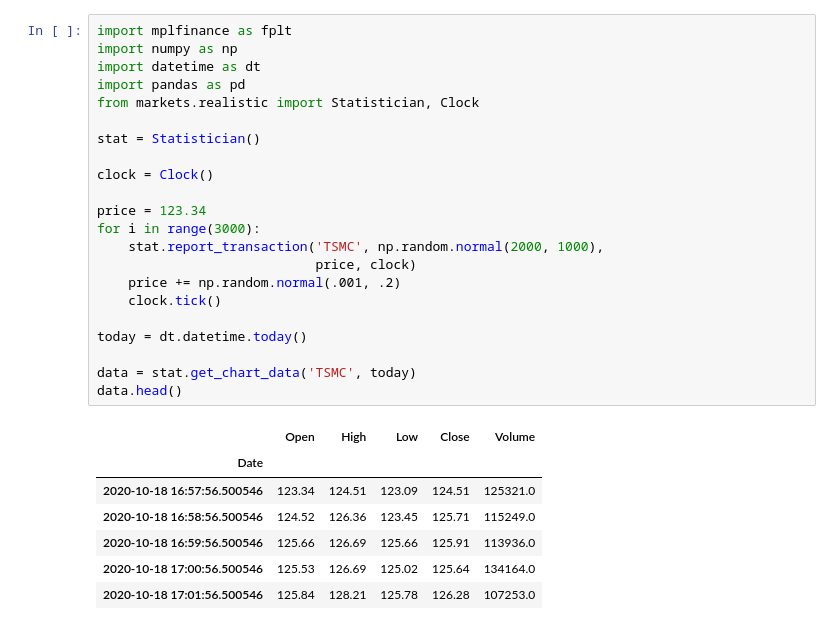
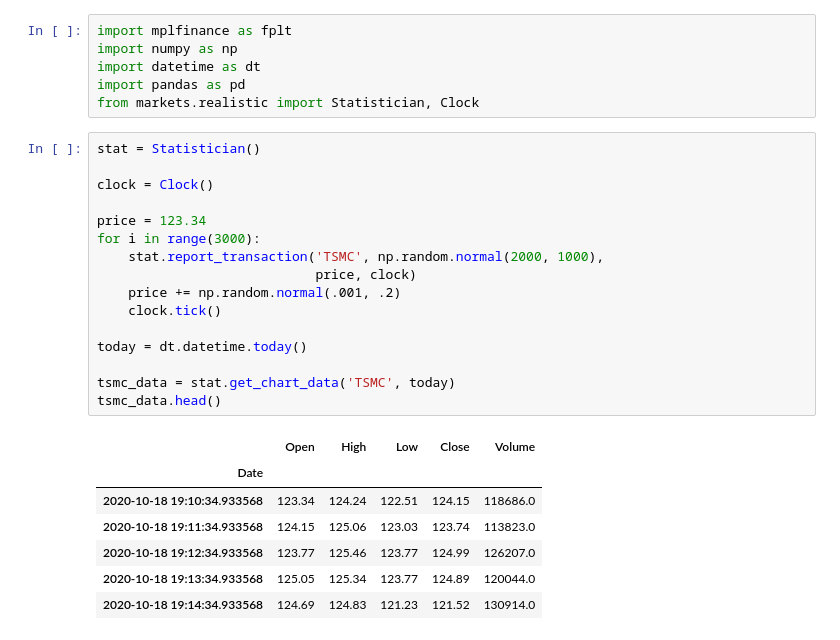
Before and after one commit to smurve/cfds-capstone, a Jupyter notebook: Untitled.ipynb, the cells around one changed output. Cells and saved outputs as stored; diff of their text form.

```diff
--- a/Untitled.ipynb
+++ b/Untitled.ipynb
@@ -1,31 +1,31 @@
+# %%
+import mplfinance as fplt
+import numpy as np
+import datetime as dt
+import pandas as pd
+from markets.realistic import Statistician, Clock
 # %%
-import mplfinance as fplt
-import numpy as np
-import datetime as dt
-import pandas as pd
-from markets.realistic import Statistician, Clock
-
 stat = Statistician()
 
 clock = Clock()
 
 price = 123.34
 for i in range(3000):
     stat.report_transaction('TSMC', np.random.normal(2000, 1000),
                             price, clock)
     price += np.random.normal(.001, .2)
     clock.tick()
 
 today = dt.datetime.today()
 
-data = stat.get_chart_data('TSMC', today)
-data.head()
+tsmc_data = stat.get_chart_data('TSMC', today)
+tsmc_data.head()
 # %% [output]
 |  | Open | High | Low | Close | Volume |
 | Date |  |  |  |  |  |
-| 2020-10-18 16:57:56.500546 | 123.34 | 124.51 | 123.09 | 124.51 | 125321.0 |
-| 2020-10-18 16:58:56.500546 | 124.52 | 126.36 | 123.45 | 125.71 | 115249.0 |
-| 2020-10-18 16:59:56.500546 | 125.66 | 126.69 | 125.66 | 125.91 | 113936.0 |
-| 2020-10-18 17:00:56.500546 | 125.53 | 126.69 | 125.02 | 125.64 | 134164.0 |
-| 2020-10-18 17:01:56.500546 | 125.84 | 128.21 | 125.78 | 126.28 | 107253.0 |
+| 2020-10-18 19:10:34.933568 | 123.34 | 124.24 | 122.51 | 124.15 | 118686.0 |
+| 2020-10-18 19:11:34.933568 | 124.15 | 125.06 | 123.03 | 123.74 | 113823.0 |
+| 2020-10-18 19:12:34.933568 | 123.77 | 125.46 | 123.77 | 124.99 | 126207.0 |
+| 2020-10-18 19:13:34.933568 | 125.05 | 125.34 | 123.77 | 124.89 | 120044.0 |
+| 2020-10-18 19:14:34.933568 | 124.69 | 124.83 | 121.23 | 121.52 | 130914.0 |
 # %%
```
Also changed, not shown: parts of 11 cells of this notebook, 4 other files.
